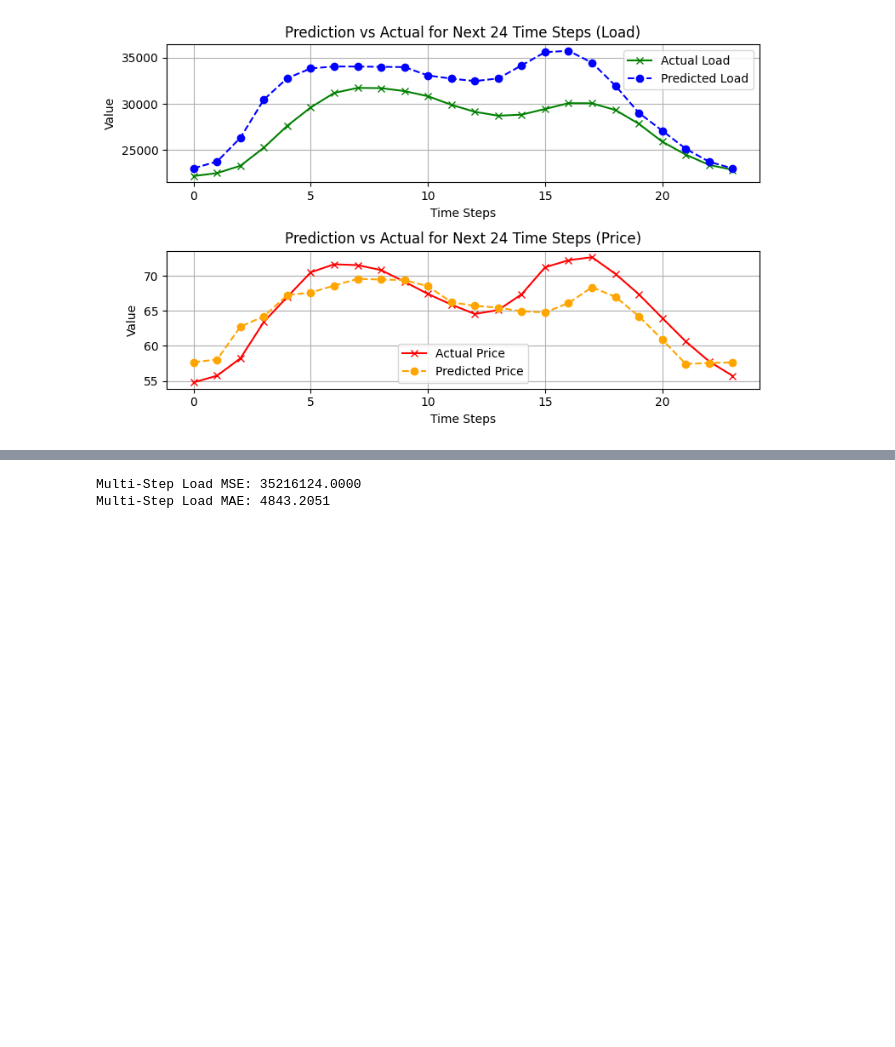
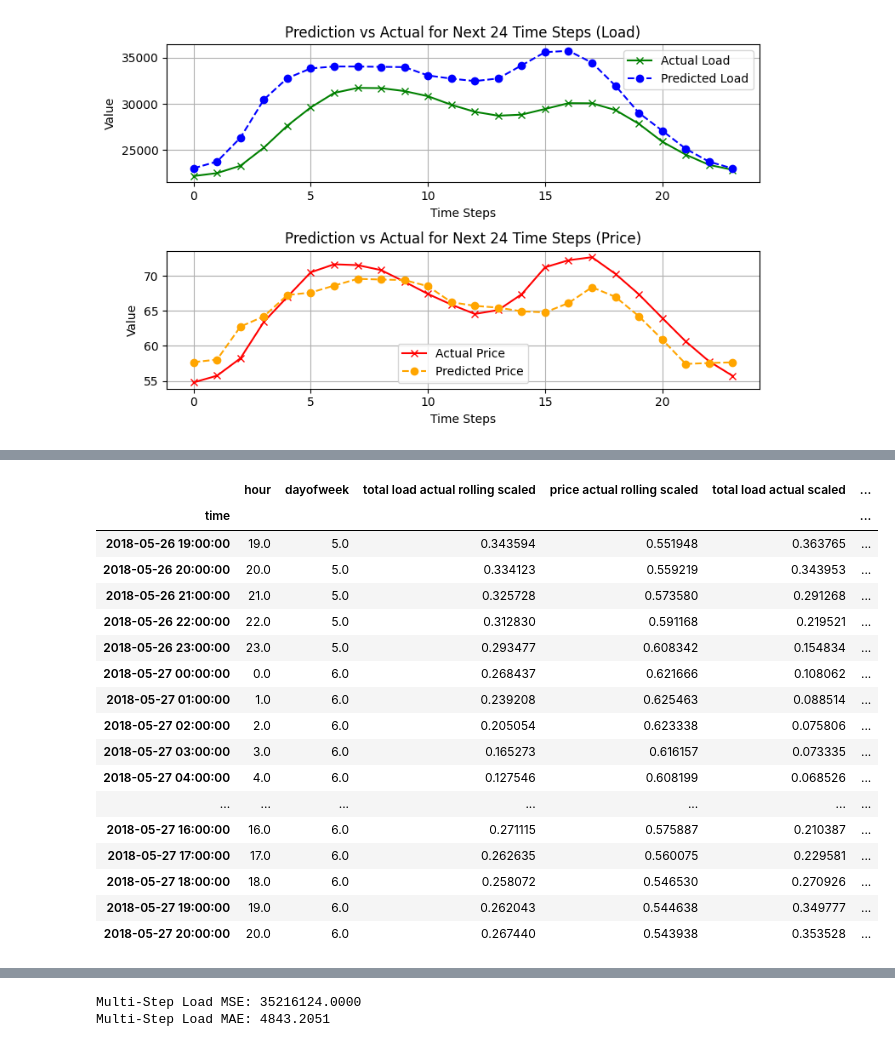
Before and after one commit to Jackson00Han/Time-Series-Training, a Jupyter notebook: Copy_of_multivariate_time_series.ipynb, the cells around one changed output, grey strips where cells are left out. Cells and saved outputs as stored; diff of their text form; code cells hidden in the pictures; blank space fills up the shorter version.

```diff
--- a/Copy_of_multivariate_time_series.ipynb
+++ b/Copy_of_multivariate_time_series.ipynb
@@ -1729,0 +1836,21 @@ plt.show()
+# %%
+valid_s[:26]
+# %% [output]
+|  | hour | dayofweek | total load actual rolling scaled | price actual rolling scaled | total load actual scaled | ... |
+| time |  |  |  |  |  | ... |
+| 2018-05-26 19:00:00 | 19.0 | 5.0 | 0.343594 | 0.551948 | 0.363765 | ... |
+| 2018-05-26 20:00:00 | 20.0 | 5.0 | 0.334123 | 0.559219 | 0.343953 | ... |
+| 2018-05-26 21:00:00 | 21.0 | 5.0 | 0.325728 | 0.573580 | 0.291268 | ... |
+| 2018-05-26 22:00:00 | 22.0 | 5.0 | 0.312830 | 0.591168 | 0.219521 | ... |
+| 2018-05-26 23:00:00 | 23.0 | 5.0 | 0.293477 | 0.608342 | 0.154834 | ... |
+| 2018-05-27 00:00:00 | 0.0 | 6.0 | 0.268437 | 0.621666 | 0.108062 | ... |
+| 2018-05-27 01:00:00 | 1.0 | 6.0 | 0.239208 | 0.625463 | 0.088514 | ... |
+| 2018-05-27 02:00:00 | 2.0 | 6.0 | 0.205054 | 0.623338 | 0.075806 | ... |
+| 2018-05-27 03:00:00 | 3.0 | 6.0 | 0.165273 | 0.616157 | 0.073335 | ... |
+| 2018-05-27 04:00:00 | 4.0 | 6.0 | 0.127546 | 0.608199 | 0.068526 | ... |
+| ... | ... | ... | ... | ... | ... | ... |
+| 2018-05-27 16:00:00 | 16.0 | 6.0 | 0.271115 | 0.575887 | 0.210387 | ... |
+| 2018-05-27 17:00:00 | 17.0 | 6.0 | 0.262635 | 0.560075 | 0.229581 | ... |
+| 2018-05-27 18:00:00 | 18.0 | 6.0 | 0.258072 | 0.546530 | 0.270926 | ... |
+| 2018-05-27 19:00:00 | 19.0 | 6.0 | 0.262043 | 0.544638 | 0.349777 | ... |
+| 2018-05-27 20:00:00 | 20.0 | 6.0 | 0.267440 | 0.543938 | 0.353528 | ... |
```
Also changed, not shown: parts of 12 cells of this notebook.
